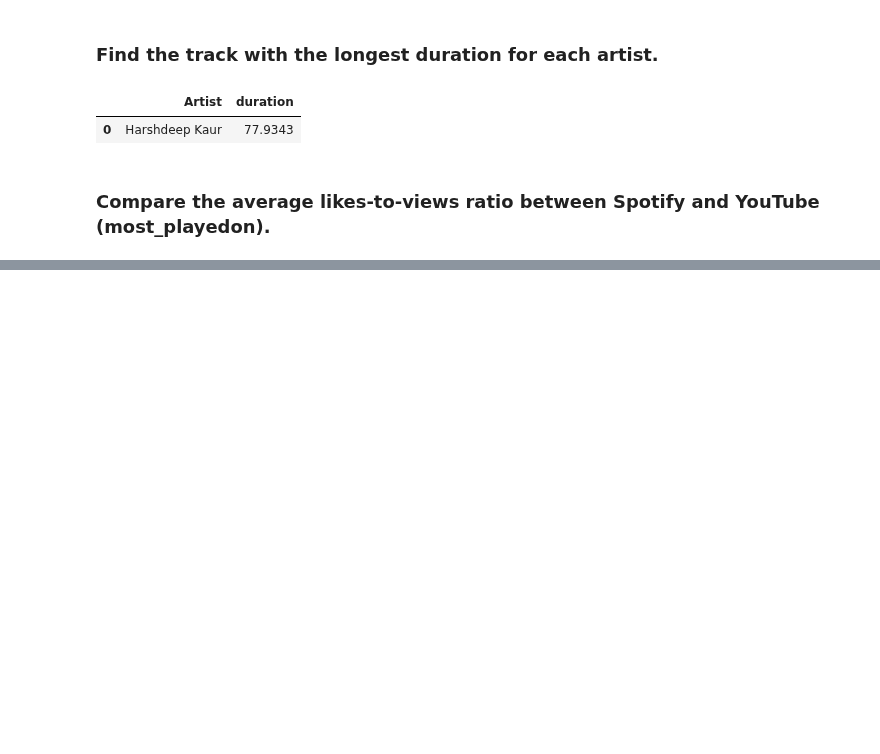
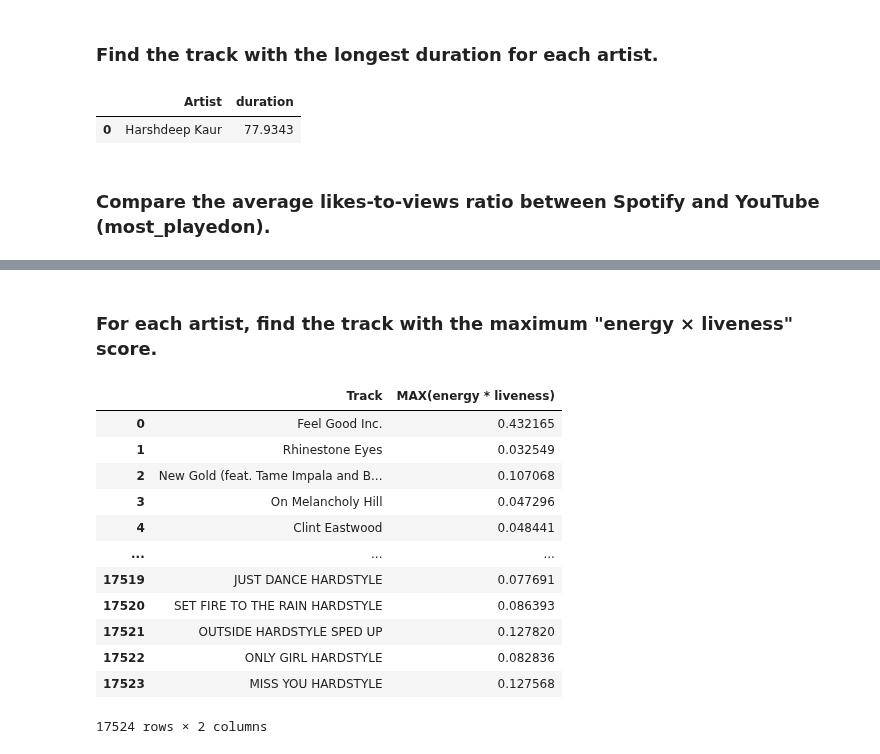
Before and after one commit to Himmu5/data-analysis, a Jupyter notebook: notebooks/spotify_analysis.ipynb, the cells around one changed output, grey strips where cells are left out. Saved outputs shown, nothing was run; the diff lists cells and outputs as text; code cells hidden in the pictures; blank space fills up the shorter version.

```diff
--- a/notebooks/spotify_analysis.ipynb
+++ b/notebooks/spotify_analysis.ipynb
@@ -159,0 +196,19 @@ sort_on_duration
+# %% [markdown]
+### For each artist, find the track with the maximum "energy × liveness" score.
+# %%
+max_energy = pd.read_sql("select Track, MAX(energy * liveness) from spotify GROUP BY Track;", con=conn);
+max_energy
+# %% [output]
+|  | Track | MAX(energy * liveness) |
+| 0 | Feel Good Inc. | 0.432165 |
+| 1 | Rhinestone Eyes | 0.032549 |
+| 2 | New Gold (feat. Tame Impala and B... | 0.107068 |
+| 3 | On Melancholy Hill | 0.047296 |
+| 4 | Clint Eastwood | 0.048441 |
+| ... | ... | ... |
+| 17519 | JUST DANCE HARDSTYLE | 0.077691 |
+| 17520 | SET FIRE TO THE RAIN HARDSTYLE | 0.086393 |
+| 17521 | OUTSIDE HARDSTYLE SPED UP | 0.127820 |
+| 17522 | ONLY GIRL HARDSTYLE | 0.082836 |
+| 17523 | MISS YOU HARDSTYLE | 0.127568 |
+17524 rows × 2 columns
```
Also changed, not shown: parts of 13 cells of this notebook.
